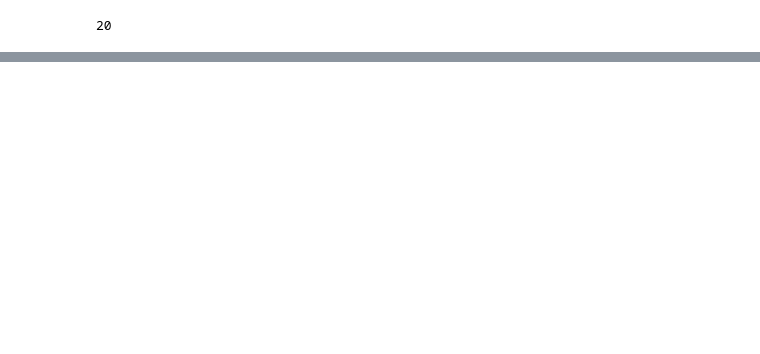
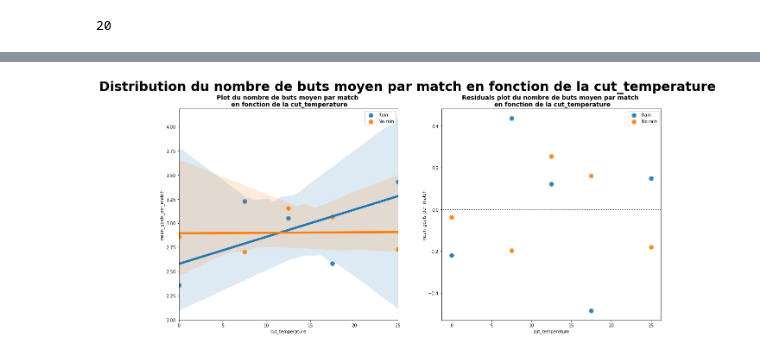
Before and after one commit to rolandina/foot-meteo, a Jupyter notebook: project_with_weather_from_csv/Requêtes.ipynb, the cells around one changed output, grey strips where cells are left out. Saved outputs shown, nothing was run; the diff lists cells and outputs as text; code cells hidden in the pictures; blank space fills up the shorter version.

```diff
--- a/project_with_weather_from_csv/Requêtes.ipynb
+++ b/project_with_weather_from_csv/Requêtes.ipynb
@@ -227,0 +337,15 @@ df3['buts'][df3['last_name'] == 'M. Depay'].sum()
+# %%
+def regroup_by_temperature(df0, g='temperature'):
+    """This function return data frame groupped by temperature
+    Parameters: df0 - data frame
+    Return: df - data frame.
+    """
+    df = df0[[g, 'number_goals_per_match']].groupby(by = g, as_index= False).sum()
+    df = df.rename(columns = {"number_goals_per_match": "total_goals"})
+    df['num_match'] = df0[[g, 'id']].groupby(by = g, as_index= False).count()["id"]
+    df['mean_goals_per_match'] = df['total_goals']/df['num_match']
+    return df
+# %%
+df_rain = regroup_by_temperature(rain)
+df_no_rain = regroup_by_temperature(no_rain)
+df_no_rain.head(3)
@@ -227,0 +404,12 @@ df3['buts'][df3['last_name'] == 'M. Depay'].sum()
+# %%
+temperature_bins = [-5., 5., 10., 15., 20., 30.]
+temperature_labels = [0., 7.5, 12.5, 17.5, 25.]
+no_rain2 = no_rain.copy()
+rain2 = rain.copy()
+no_rain2['cut_temperature'] = pd.cut(no_rain2['temperature'],
+                                     bins=temperature_bins,
+                                     labels=temperature_labels)
+rain2['cut_temperature'] = pd.cut(rain2['temperature'],
+                                  bins=temperature_bins,
+                                  labels=temperature_labels)
+rain2.tail()
@@ -227,0 +423,4 @@ df3['buts'][df3['last_name'] == 'M. Depay'].sum()
+# %%
+df_no_rain2 = regroup_by_temperature(no_rain2, "cut_temperature")
+df_rain2 = regroup_by_temperature(rain2, "cut_temperature")
+df_rain2
@@ -227,0 +434,4 @@ df3['buts'][df3['last_name'] == 'M. Depay'].sum()
+# %%
+plot_mean_goals_per_match_per_temperature(df_rain2, df_no_rain2, 'cut_temperature')
+# %% [output]
+[figure, added]
```
Also changed, not shown: parts of 20 cells of this notebook.
